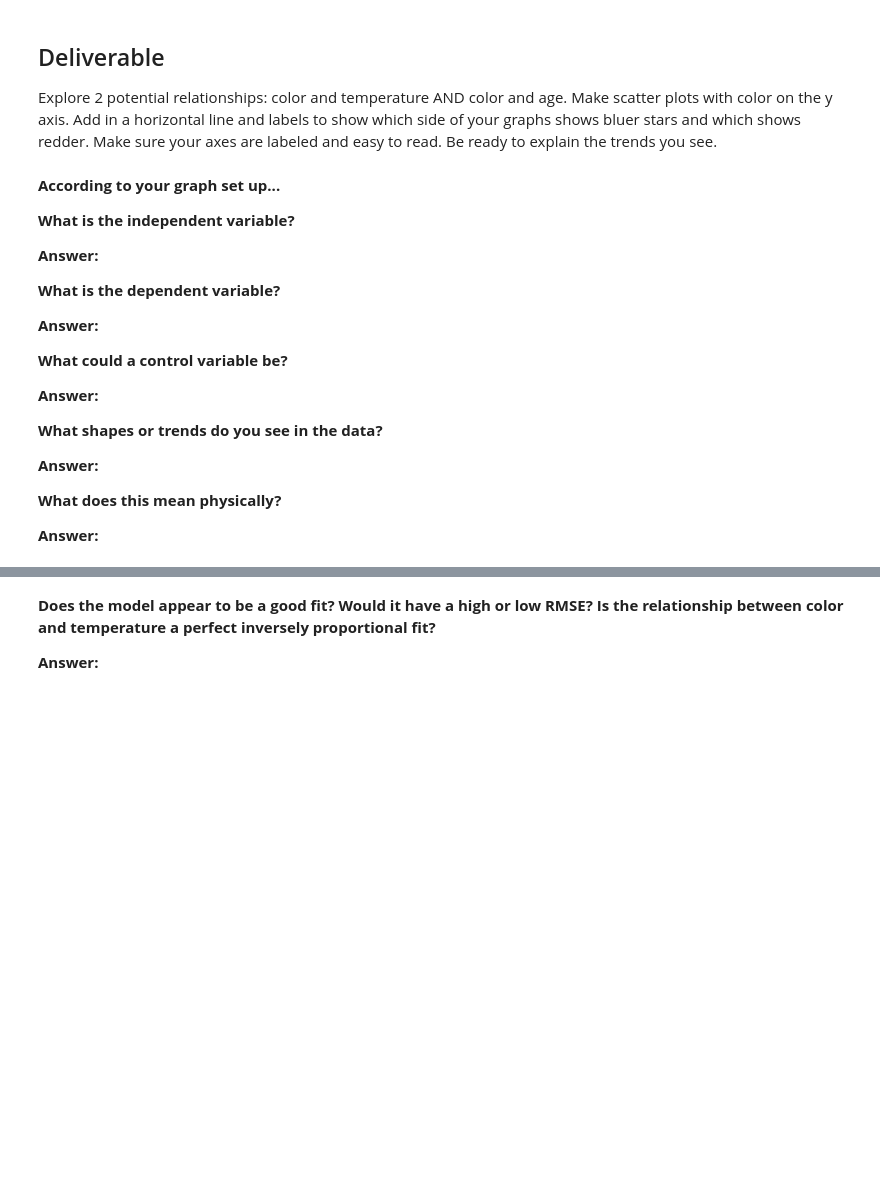
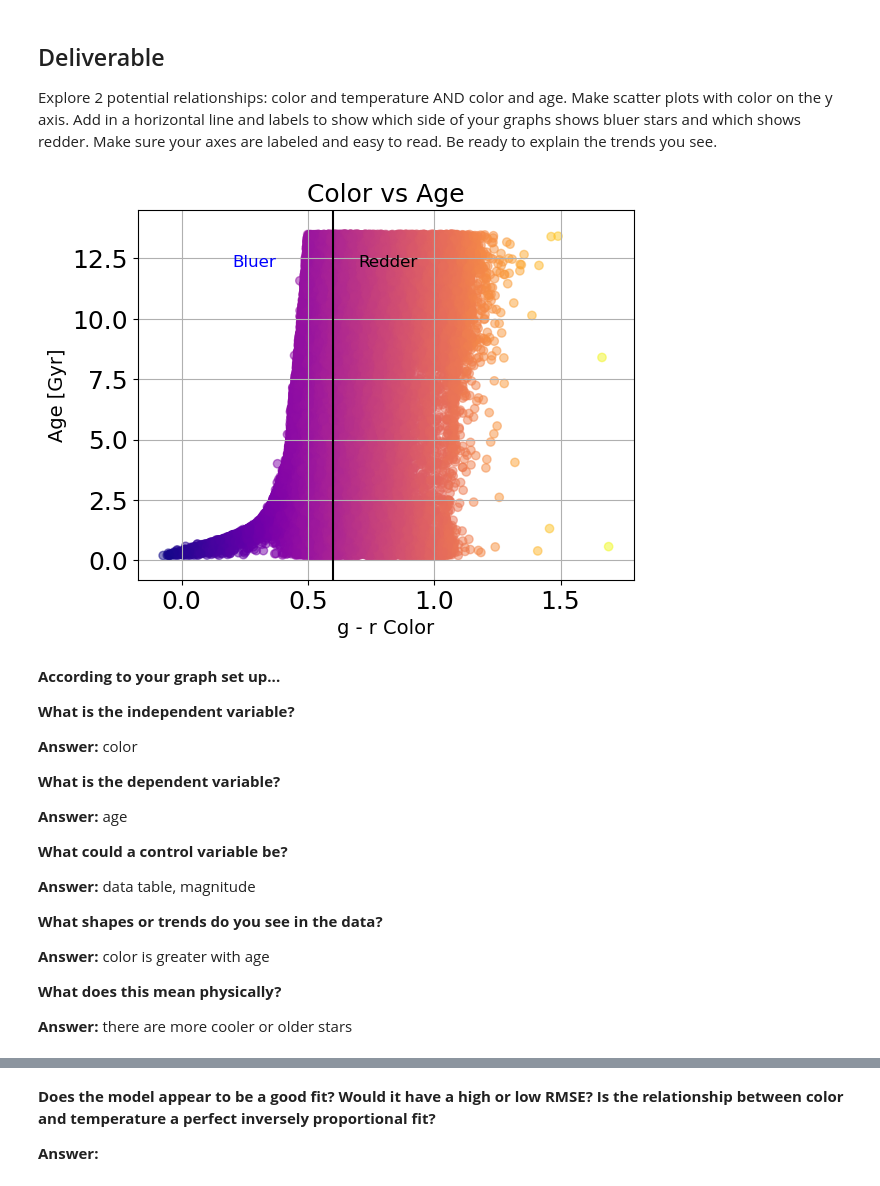
Before and after one commit to PrisonTeachingInitiative/CFR-2025, a Jupyter notebook: Astro/Blank/2 - Stars Pt3.ipynb, the cells around one changed output, grey strips where cells are left out. Cells and saved outputs as stored; diff of their text form; code cells hidden in the pictures; blank space fills up the shorter version.

```diff
--- a/Astro/Blank/2 - Stars Pt3.ipynb
+++ b/Astro/Blank/2 - Stars Pt3.ipynb
@@ -212,22 +193,51 @@ Explore 2 potential relationships: color and temperature AND color and age. Make
+# %%
+# 1) color vs age scatter plot with redder and bluer labels at the division you used above
+
+
+age = data["Age [Gyr]"]
+color = gband  - rband
+plt.scatter(color, age, c=color, cmap='plasma', alpha=0.5)
+
+
+plt.title("Color vs Age", fontsize=18)
+plt.xlabel("g - r Color", fontsize=14)
+plt.ylabel("Age [Gyr]", fontsize=14)
+
+plt.axvline(0.6, color='black', linestyle='-')
+
+plt.text(0.2, age.max()*0.9, 'Bluer', color='blue', fontsize=12)
+plt.text(0.7, age.max()*0.9, 'Redder', color='black', fontsize=12)
+
+plt.xlim(color.min() - 0.1, color.max() + 0.1)
+plt.ylim(age.min() - 1, age.max() + 1)
+
+
+#plt.gca().invert_yaxis()
+plt.rc('font', **{'family': 'sans-serif', 'size': 18})
+
+plt.grid(True)
+plt.show()
+# %% [output]
+[figure, added]
 # %% [markdown]
 **According to your graph set up...**
 
 **What is the independent variable?**
 
-**Answer:**
+**Answer:** color
 
 **What is the dependent variable?**
 
-**Answer:**
+**Answer:** age
 
 **What could a control variable be?**
 
-**Answer:**
+**Answer:** data table, magnitude
 
 **What shapes or trends do you see in the data?**
 
-**Answer:**
+**Answer:** color is greater with age
 
 **What does this mean physically?**
 
-**Answer:**
+**Answer:** there are more cooler or older stars
```
Also changed, not shown: parts of 14 cells of this notebook.
